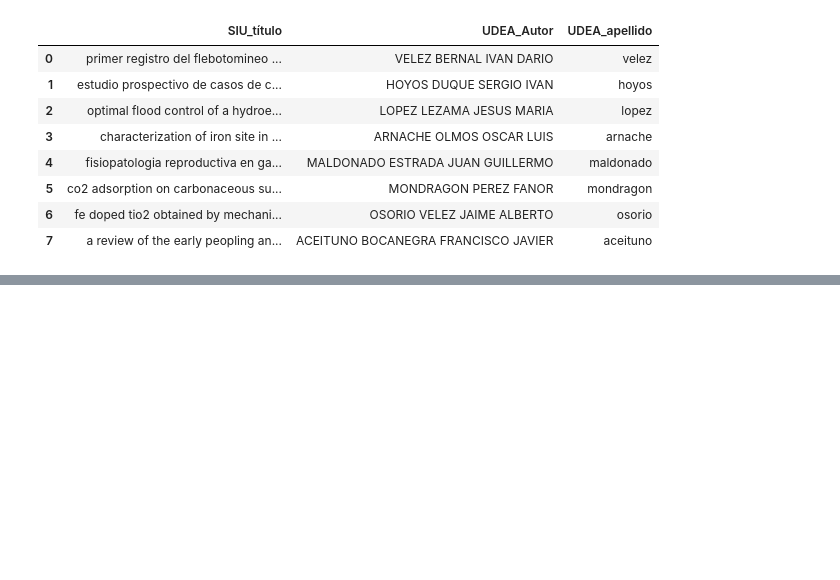
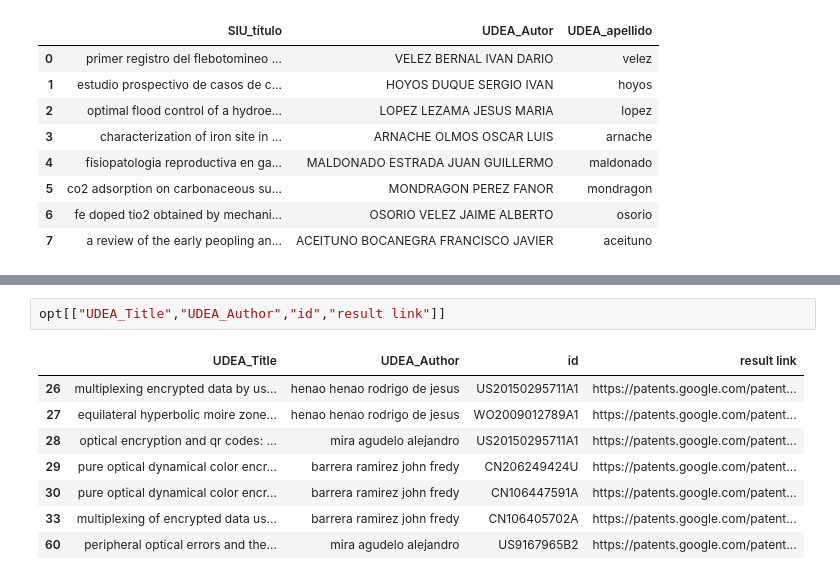
Before and after one commit to restrepo/run_firefox_from_jupyter, a Jupyter notebook: test.ipynb, the cells around one changed output, grey strips where cells are left out. Drawn from its saved outputs; the diff is of its cells as text; blank space fills up the shorter version.

```diff
--- a/test.ipynb
+++ b/test.ipynb
@@ -193,0 +259,11 @@ generate
+# %%
+opt[["UDEA_Title","UDEA_Author","id","result link"]]
+# %% [output]
+|  | UDEA_Title | UDEA_Author | id | result link |
+| 26 | multiplexing encrypted data by us... | henao henao rodrigo de jesus | US20150295711A1 | https://patents.google.com/patent... |
+| 27 | equilateral hyperbolic moire zone... | henao henao rodrigo de jesus | WO2009012789A1 | https://patents.google.com/patent... |
+| 28 | optical encryption and qr codes: ... | mira agudelo alejandro | US20150295711A1 | https://patents.google.com/patent... |
+| 29 | pure optical dynamical color encr... | barrera ramirez john fredy | CN206249424U | https://patents.google.com/patent... |
+| 30 | pure optical dynamical color encr... | barrera ramirez john fredy | CN106447591A | https://patents.google.com/patent... |
+| 33 | multiplexing of encrypted data us... | barrera ramirez john fredy | CN106405702A | https://patents.google.com/patent... |
+| 60 | peripheral optical errors and the... | mira agudelo alejandro | US9167965B2 | https://patents.google.com/patent... |
```
Also changed, not shown: parts of 29 cells of this notebook, 1 other file.
